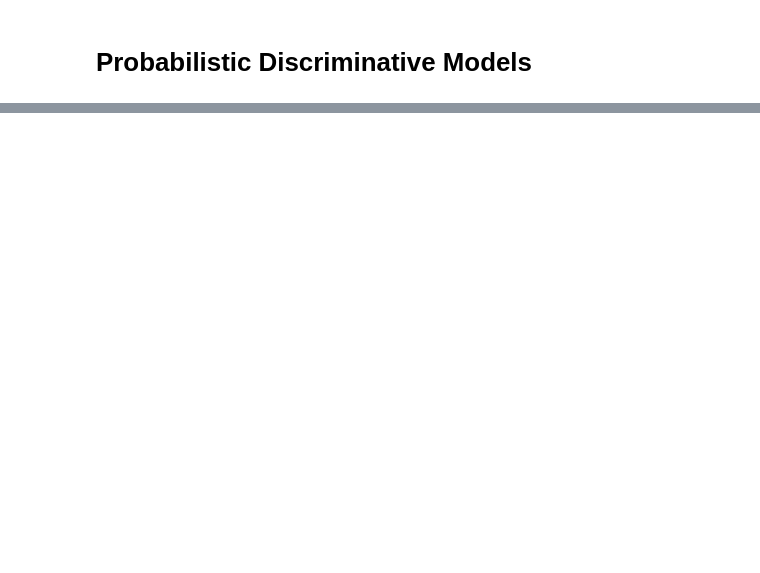
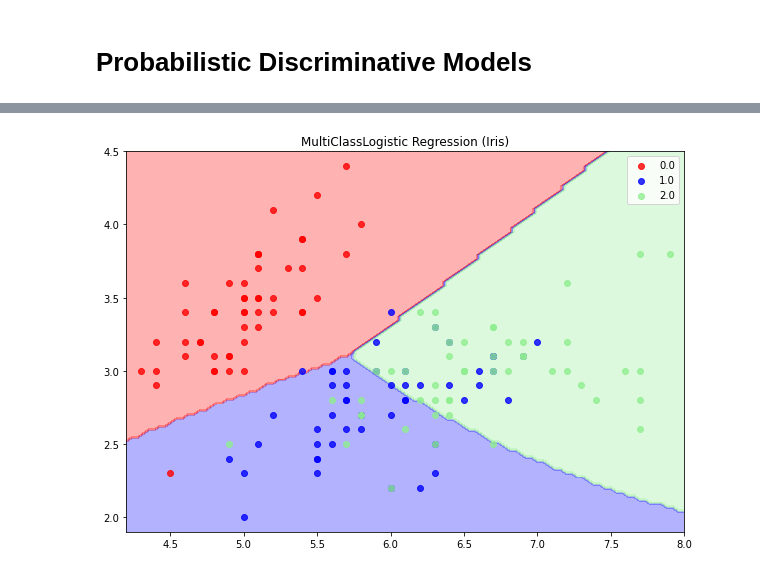
Before and after one commit to negRhlk/PRML, a Jupyter notebook: chapter4_linear_classifier.ipynb, the cells around one changed output, grey strips where cells are left out. Saved outputs shown, nothing was run; the diff lists cells and outputs as text; code cells hidden in the pictures; blank space fills up the shorter version.

```diff
--- a/chapter4_linear_classifier.ipynb
+++ b/chapter4_linear_classifier.ipynb
@@ -471,0 +506,19 @@ plot_classifier(X,t,lr,title="Logistic Regression (Iris)")
+# %%
+# softmax
+def softmax(x):
+    # :params x: 2-D array (N_samples,N_class)
+    # :return prob: 2-D array (N_samples,N_class)
+
+    row_max = x.max(axis = 1).reshape(-1,1)
+    x -= row_max
+    ratio = np.exp(x)
+    total = ratio.sum(axis = 1).reshape(-1,1)
+    return ratio/total
+
+# cross entropy
+def cross_entropy(target,pred):
+    # :params target: 2-D array (N_samples,N_class) onehotencoding
+    # :params pred: 2-D array (N_samples,N_class)  value should be in (0,1)
+
+    loss = target*np.log(pred)
+    return -loss.mean()
@@ -471,0 +570,13 @@ plot_classifier(X,t,lr,title="Logistic Regression (Iris)")
+# %%
+X, y = load_iris(return_X_y=True)
+X = X[:,:2]
+t = np.zeros((y.shape[0],3))
+t[y == 0,0] = 1
+t[y == 1,1] = 1
+t[y == 2,2] = 1
+# %%
+mclr = MultiClassLogisticRegression(max_iter=1000,mu = np.array([0.1,-0.4,0,-0.5,0.5,-1,0.4]),s = np.array([1,0.3,0.03,5,0.3,2.4,0.3]))
+mclr.fit(X,t)
+plot_classifier(X,t,mclr,title="MultiClassLogistic Regression (Iris)")
+# %% [output]
+[figure, added]
```
Also changed, not shown: parts of 17 cells of this notebook.
